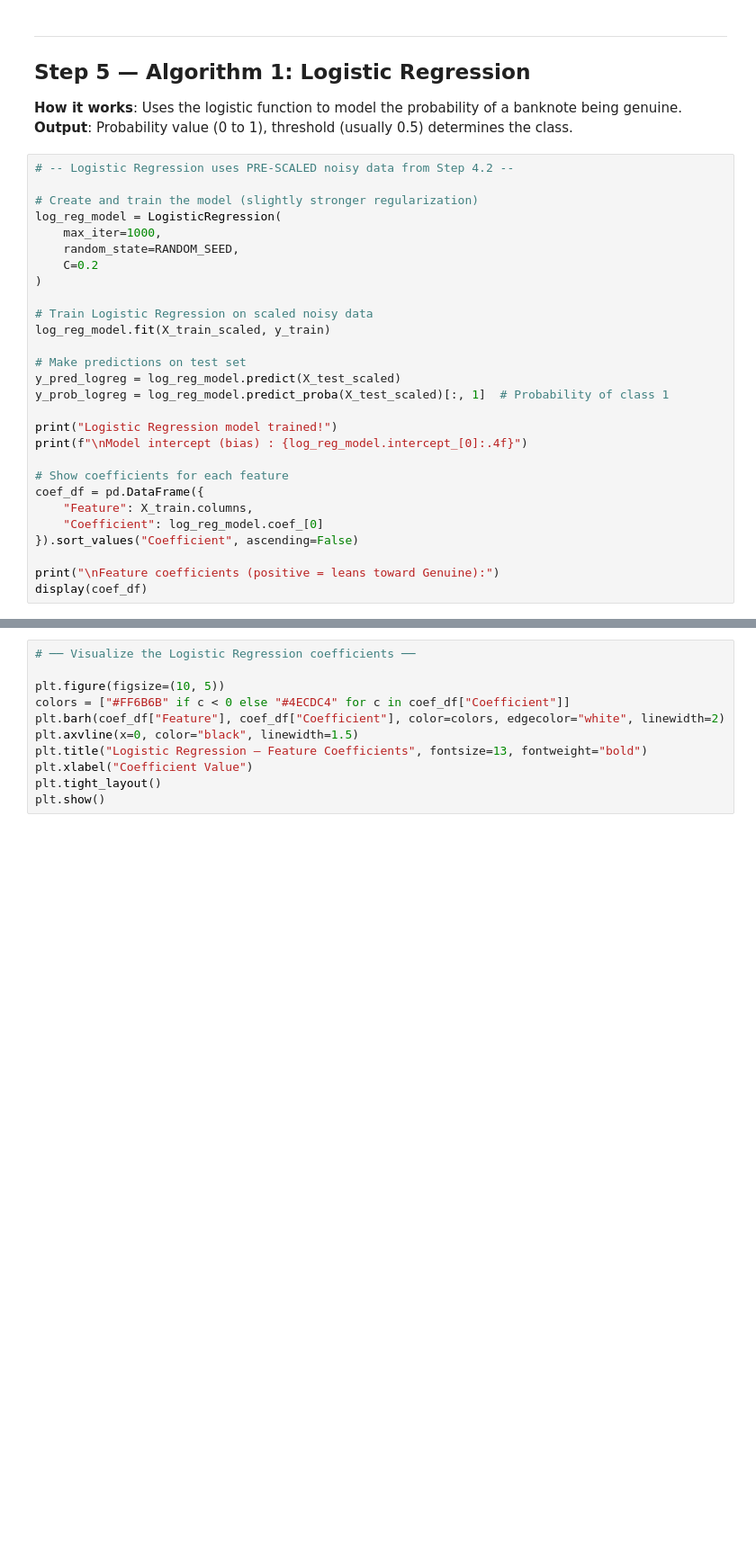
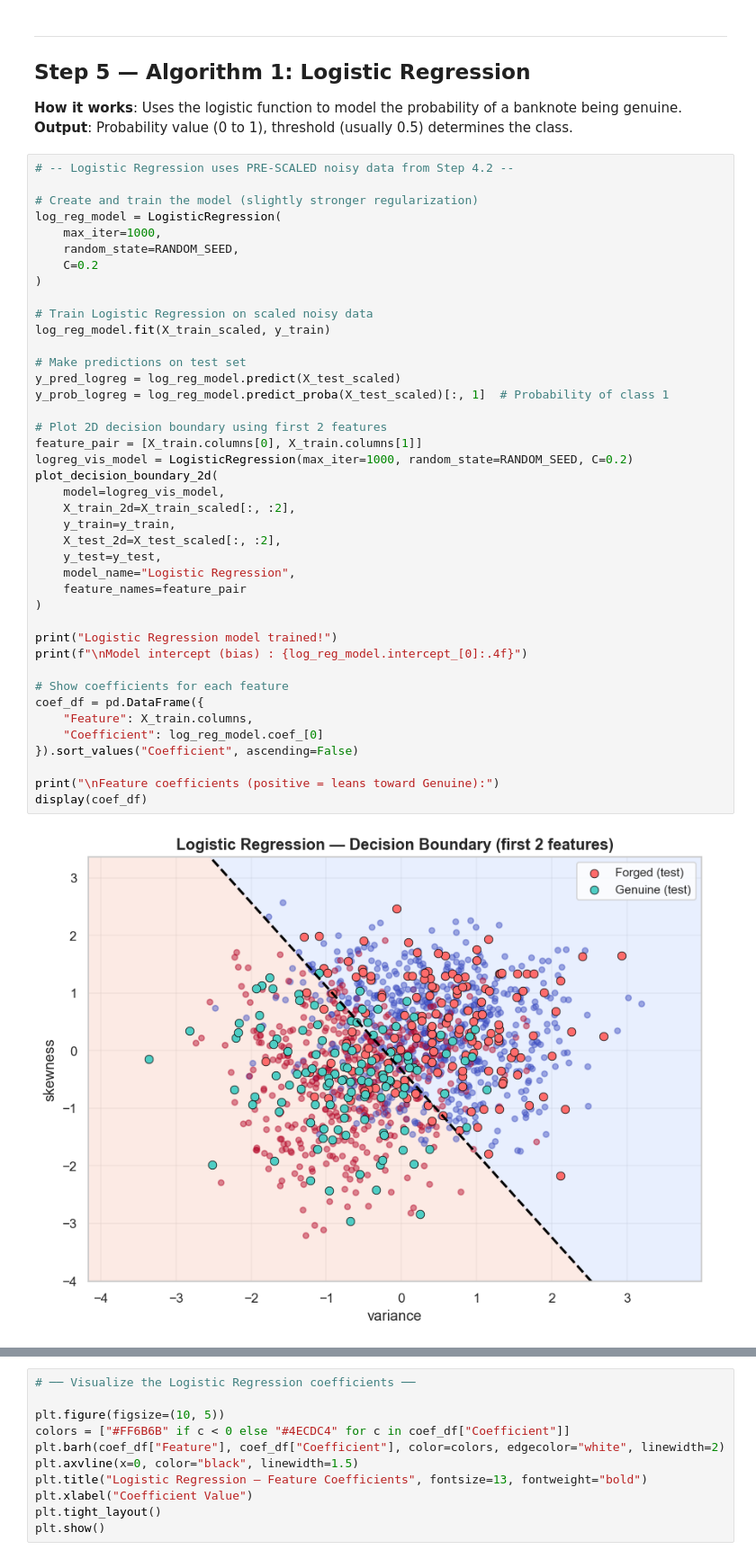
Before and after one commit to LakshyaAhlawat/banknote_authentication, a Jupyter notebook: banknote_authentication.ipynb, the cells around one changed output, grey strips where cells are left out. Shown at 90% size. Drawn from its saved outputs; the diff is of its cells as text; blank space fills up the shorter version.

Commit message:
Add model decision boundary visualizations

```diff
--- a/banknote_authentication.ipynb
+++ b/banknote_authentication.ipynb
@@ -461,32 +517,46 @@ Helper functions defined successfully!
 # %%
 # -- Logistic Regression uses PRE-SCALED noisy data from Step 4.2 --
 
 # Create and train the model (slightly stronger regularization)
 log_reg_model = LogisticRegression(
     max_iter=1000,
     random_state=RANDOM_SEED,
     C=0.2
 )
 
 # Train Logistic Regression on scaled noisy data
 log_reg_model.fit(X_train_scaled, y_train)
 
 # Make predictions on test set
 y_pred_logreg = log_reg_model.predict(X_test_scaled)
 y_prob_logreg = log_reg_model.predict_proba(X_test_scaled)[:, 1]  # Probability of class 1
 
+# Plot 2D decision boundary using first 2 features
+feature_pair = [X_train.columns[0], X_train.columns[1]]
+logreg_vis_model = LogisticRegression(max_iter=1000, random_state=RANDOM_SEED, C=0.2)
+plot_decision_boundary_2d(
+    model=logreg_vis_model,
+    X_train_2d=X_train_scaled[:, :2],
+    y_train=y_train,
+    X_test_2d=X_test_scaled[:, :2],
+    y_test=y_test,
+    model_name="Logistic Regression",
+    feature_names=feature_pair
+)
+
 print("Logistic Regression model trained!")
 print(f"\nModel intercept (bias) : {log_reg_model.intercept_[0]:.4f}")
 
 # Show coefficients for each feature
 coef_df = pd.DataFrame({
     "Feature": X_train.columns,
     "Coefficient": log_reg_model.coef_[0]
 }).sort_values("Coefficient", ascending=False)
 
 print("\nFeature coefficients (positive = leans toward Genuine):")
 display(coef_df)
 # %% [output]
+[figure, added]
 Logistic Regression model trained!
 
 Model intercept (bias) : -0.3572
```
Also changed, not shown: parts of 4 cells of this notebook.
